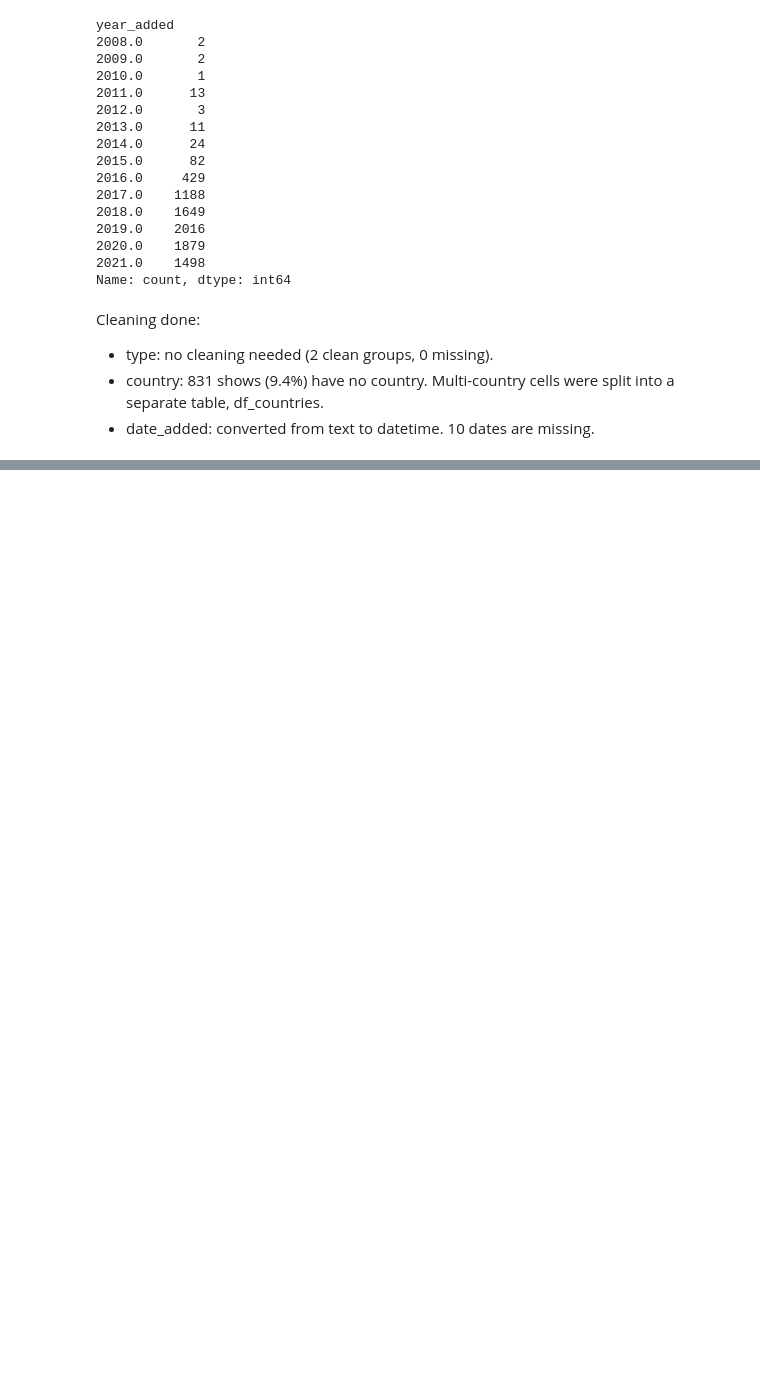
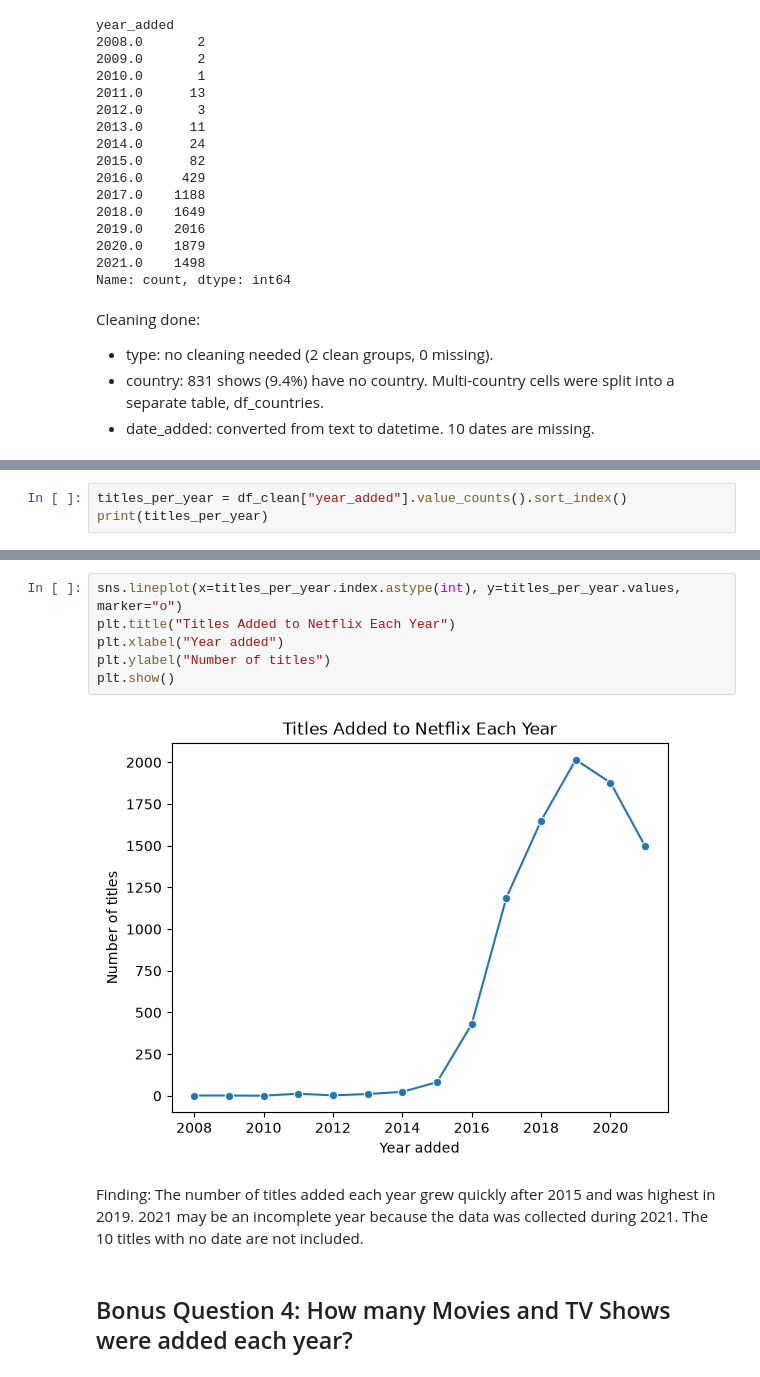
Before and after one commit to hafsazia7924/netflix-eda-report, a Jupyter notebook: eda_report.ipynb, the cells around one changed output, grey strips where cells are left out. Cells and saved outputs as stored; diff of their text form; blank space fills up the shorter version.

```diff
--- a/eda_report.ipynb
+++ b/eda_report.ipynb
@@ -205,0 +262,3 @@ Cleaning done:
+# %%
+titles_per_year = df_clean["year_added"].value_counts().sort_index()
+print(titles_per_year)
@@ -205,0 +282,12 @@ Cleaning done:
+# %%
+sns.lineplot(x=titles_per_year.index.astype(int), y=titles_per_year.values, marker="o")
+plt.title("Titles Added to Netflix Each Year")
+plt.xlabel("Year added")
+plt.ylabel("Number of titles")
+plt.show()
+# %% [output]
+[figure, added]
+# %% [markdown]
+Finding: The number of titles added each year grew quickly after 2015 and was highest in 2019. 2021 may be an incomplete year because the data was collected during 2021. The 10 titles with no date are not included.
+# %% [markdown]
+## Bonus Question 4: How many Movies and TV Shows were added each year?
```
Also changed, not shown: parts of 18 cells of this notebook, 1 other file.
